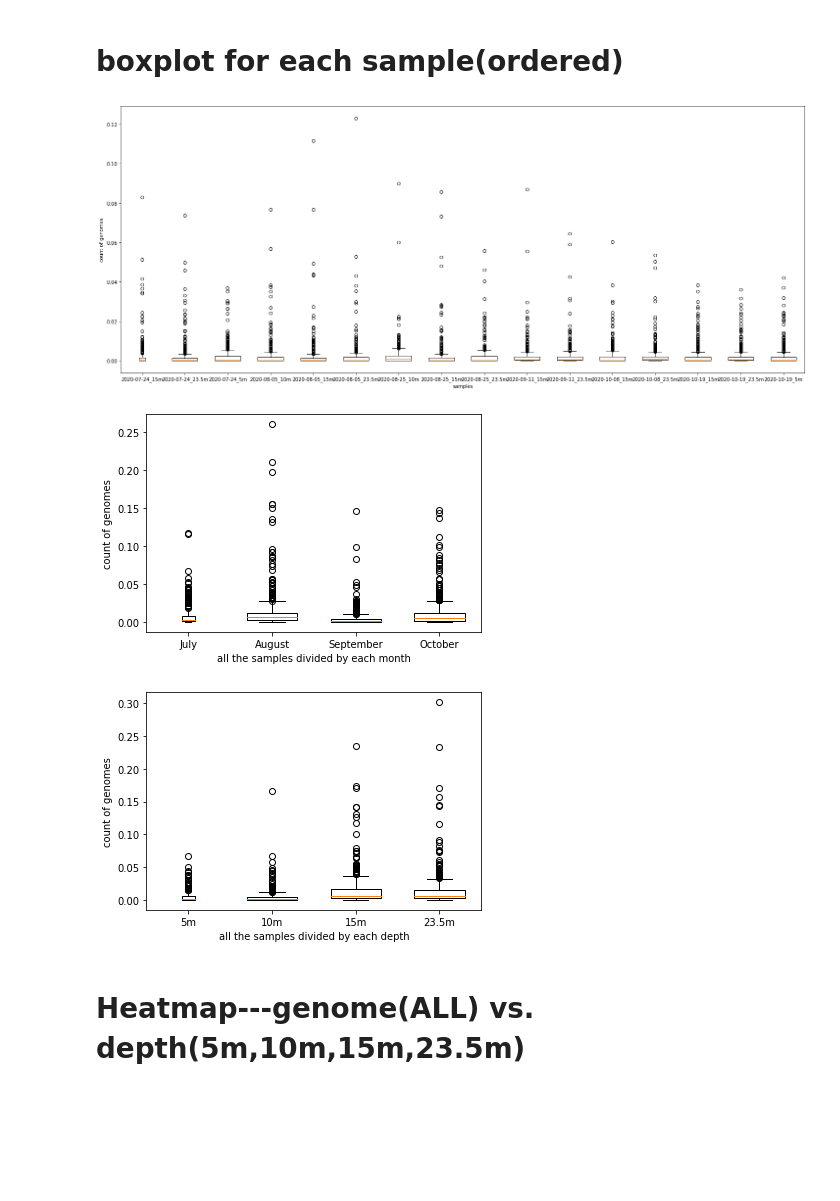
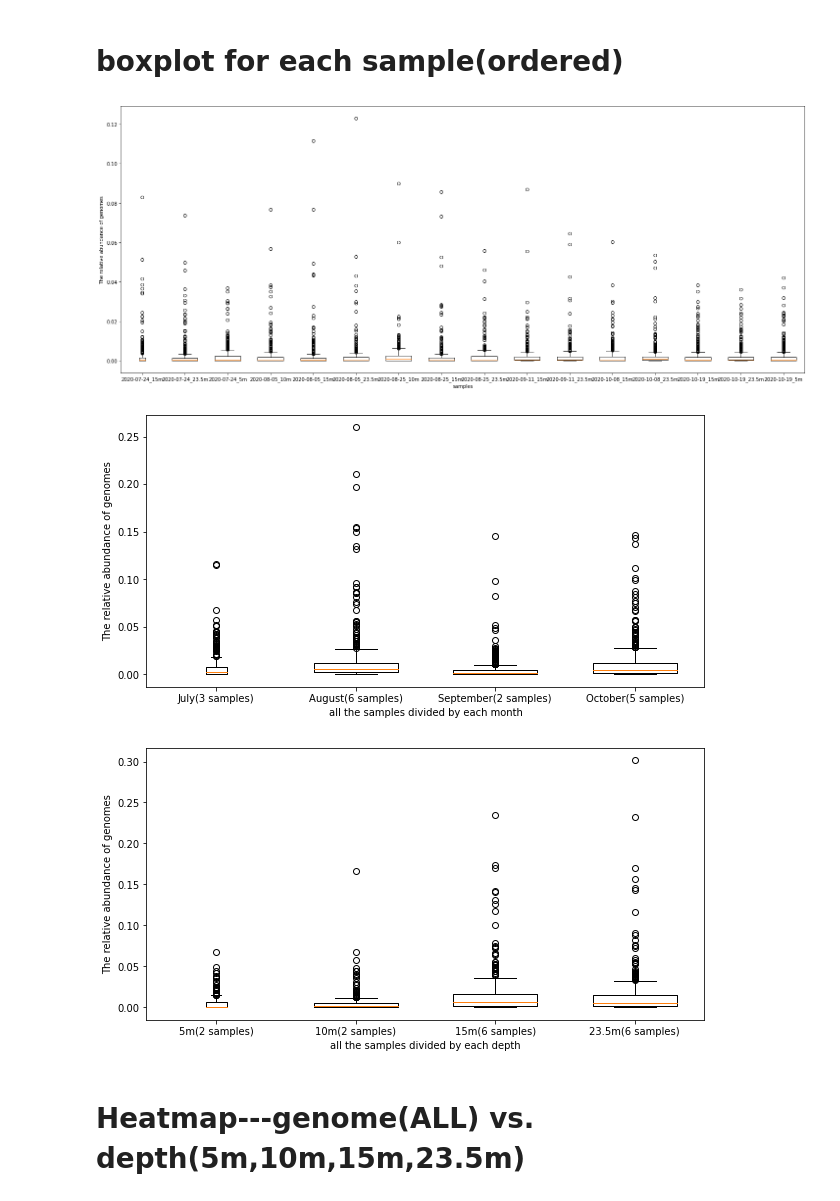
Before and after one commit to solislemuslab/lake-microbiome-data-analysis, a Jupyter notebook: lake-microbiome.ipynb, the cells around one changed output. Saved outputs shown, nothing was run; the diff lists cells and outputs as text; code cells hidden in the pictures; blank space fills up the shorter version.

```diff
--- a/lake-microbiome.ipynb
+++ b/lake-microbiome.ipynb
@@ -7,7 +7,7 @@ import plotly.express as px
 # %% [markdown]
 # reading in each datsets, check number of zeros and whether or not the row sum is 1
 # %%
-data = pd.read_csv("coverm_431_MAGS_metagenomes_reads_count.csv")
+data = pd.read_csv("Fw_ lake mendota data/coverm_431_MAGS_metagenomes_reads_count.csv")
 data=data.T
 data
 # %% [output]
@@ -418,7 +432,7 @@ fig, ax = plt.subplots(figsize=(25,10))
 # data.iloc[0].plot(kind='box')
 
 # plot first row as boxplot
-ax.boxplot(data_sorted.iloc[0])
+ax.boxplot(c.iloc[0])
 ax.boxplot(data_sorted.iloc[1],positions=[2], widths=0.6)
 ax.boxplot(data_sorted.iloc[2],positions=[3], widths=0.6)
 ax.boxplot(data_sorted.iloc[3],positions=[4], widths=0.6)
@@ -439,34 +453,36 @@ labels = data_sorted.index
 ax.set_xticklabels(labels)
 
 plt.xlabel('samples')
-plt.ylabel('count of genomes')
+plt.ylabel('The relative abundance of genomes')
 plt.show()
 #have more outlier in the middle season
 # %% [output]
-[figure, old version]
+[figure, new version]
 # %%
 #for each month, count the total
 july=data_sorted.iloc[0:3].sum()
 aug=data_sorted.iloc[3:9].sum()
 sep=data_sorted.iloc[9:11].sum()
 october=data_sorted.iloc[11:16].sum()
 
-fig, ax = plt.subplots()
+# fig, ax = plt.subplots()
+fig, ax = plt.subplots(figsize=(10,5))
+
 
 ax.boxplot(july)
 ax.boxplot(aug,positions=[2], widths=0.6)
 ax.boxplot(sep,positions=[3], widths=0.6)
 ax.boxplot(october,positions=[4], widths=0.6)
 
-labels = ['July','August','September','October']
+labels = ['July(3 samples)','August(6 samples)','September(2 samples)','October(5 samples)']
 ax.set_xticklabels(labels)
 
 plt.xlabel('all the samples divided by each month')
-plt.ylabel('count of genomes')
+plt.ylabel('The relative abundance of genomes')
 plt.show()
 #august has more outliers than all the other months
 # %% [output]
-[figure, old version]
+[figure, new version]
 # %%
 #organized them based on depth 5,10,15,23.5
 five=data_sorted.loc[['2020-07-24_5m','2020-10-19_5m']].sum()
@@ -474,21 +490,22 @@ ten=data_sorted.loc[['2020-08-25_10m','2020-08-05_10m']].sum()
 fifteen=data_sorted.loc[['2020-07-24_15m','2020-08-05_15m','2020-08-25_15m','2020-09-11_15m','2020-10-08_15m','2020-10-19_15m']].sum()
 twenth2_5=data_sorted.loc[['2020-07-24_23.5m','2020-08-05_23.5m','2020-08-25_23.5m','2020-09-11_23.5m','2020-10-08_23.5m','2020-10-19_23.5m']].sum()
 
-fig, ax = plt.subplots()
+#fig, ax = plt.subplots()
+fig, ax = plt.subplots(figsize=(10,5))
 ax.boxplot(five)
 ax.boxplot(ten,positions=[2], widths=0.6)
 ax.boxplot(fifteen,positions=[3], widths=0.6)
 ax.boxplot(twenth2_5,positions=[4], widths=0.6)
 
-labels = ['5m','10m','15m','23.5m']
+labels = ['5m(2 samples)','10m(2 samples)','15m(6 samples)','23.5m(6 samples)']
 ax.set_xticklabels(labels)
 
 plt.xlabel('all the samples divided by each depth')
-plt.ylabel('count of genomes')
+plt.ylabel('The relative abundance of genomes')
 plt.show()
 #deper depth more outliers
 # %% [output]
-[figure, old version]
+[figure, new version]
 # %% [markdown]
 # Heatmap---genome(ALL) vs. depth(5m,10m,15m,23.5m)
 # %%
```
Also changed, not shown: parts of 22 cells of this notebook, 2 other files.
